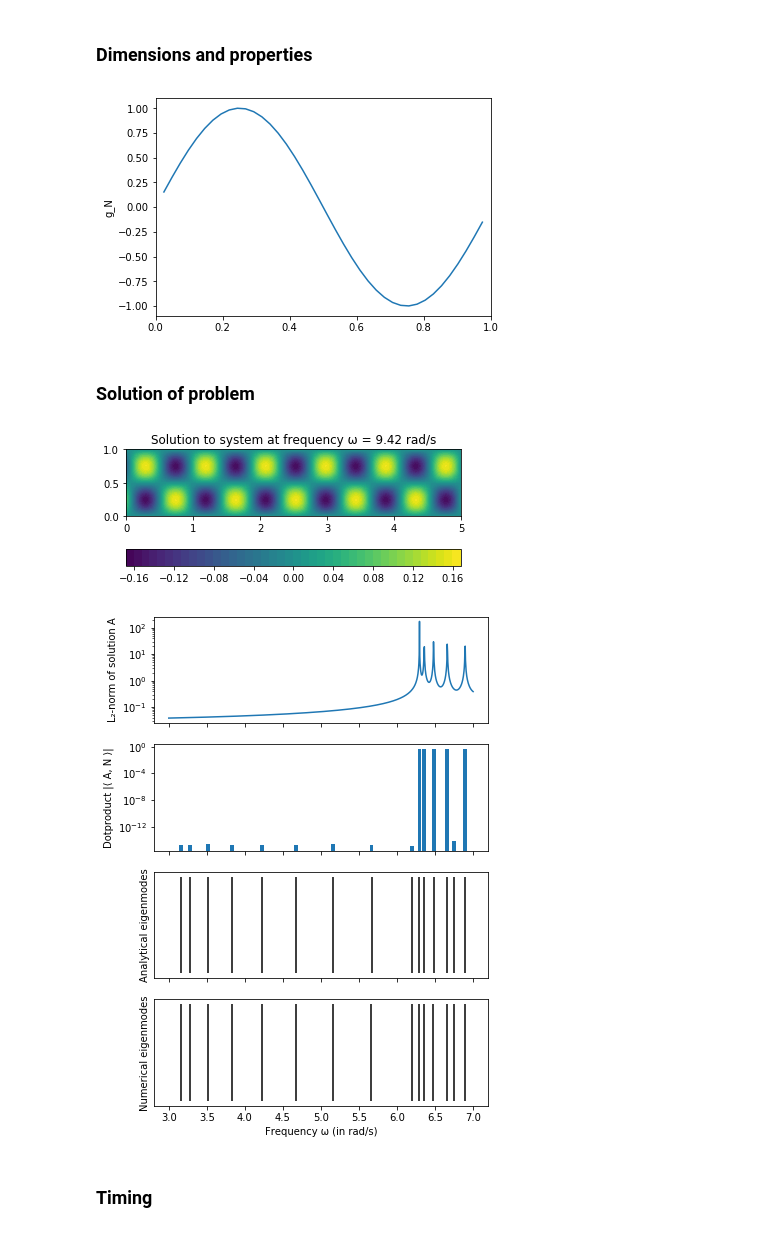
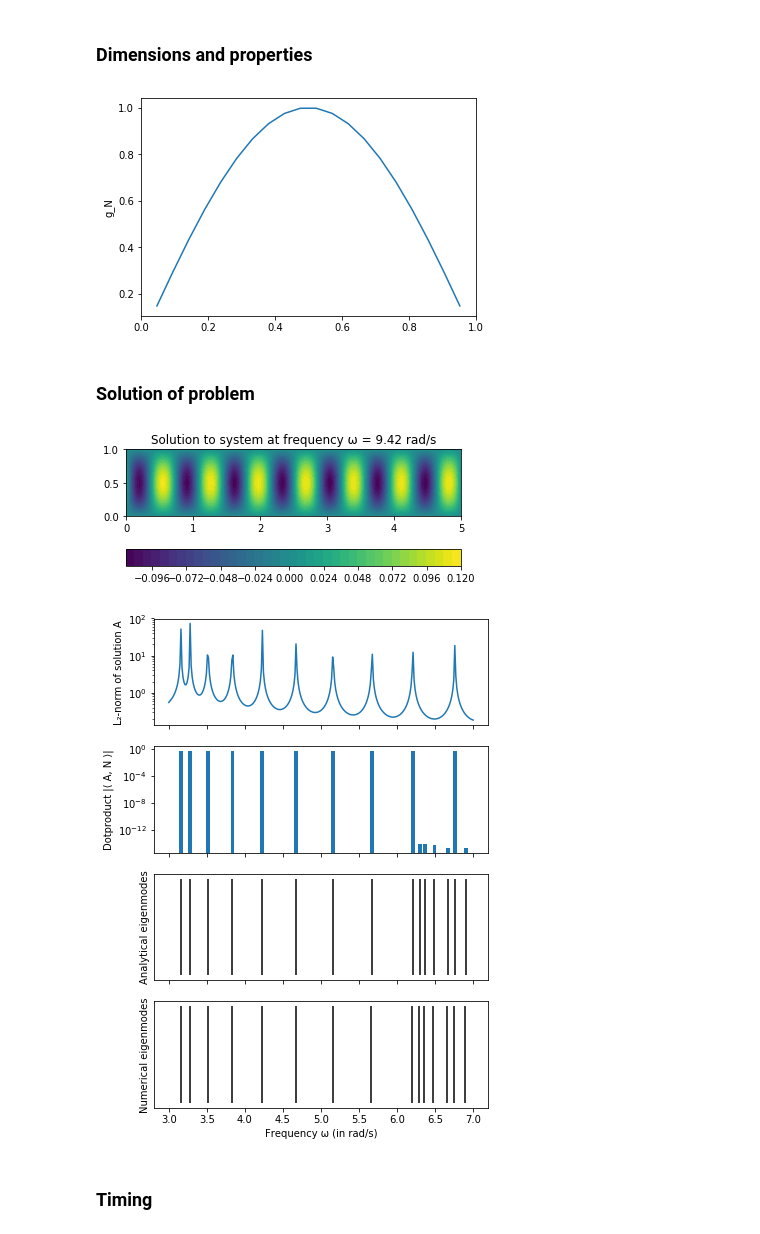
Before and after one commit to FMatti/Maxwell-MRI, a Jupyter notebook: examples/rectangular_waveguide/rectangular_waveguide.ipynb, the cells around one changed output. Saved outputs shown, nothing was run; the diff lists cells and outputs as text; code cells hidden in the pictures.

```diff
--- a/examples/rectangular_waveguide/rectangular_waveguide.ipynb
+++ b/examples/rectangular_waveguide/rectangular_waveguide.ipynb
@@ -15,38 +15,38 @@ import src.helpers as helpers
 ### Dimensions and properties
 # %%
 Lx, Ly = 5.0, 1.0
-Nx, Ny = 201, 41
-m = 2
+Nx, Ny = 101, 21
+m = 1
 g_N = fen.Expression('sin(x[1]*m*pi/Ly)', degree=2, Ly=Ly, m=m)
 WG = RectangularWaveguide(Lx=Lx, Ly=Ly, Nx=Nx, Ny=Ny, g_N=g_N)
+WG.setup()
 WG.plot_g_N()
 # %% [output]
-[figure, old version]
+[figure, new version]
 # %% [markdown]
 ### Solution of problem
 # %%
-WG.setup()
 WG.solve(9.42)
 WG.plot_solution()
 # %% [output]
-[figure, old version]
+[figure, new version]
 # %%
 fig, ax = plt.subplots(4, 1, figsize=(6, 9), sharex=True)
-omegas = np.linspace(3, 7, 1000)
+omegas = np.linspace(3, 7, 300)
 helpers.plot_L2_norms(ax[0], WG, omegas)
 helpers.plot_eigvecs_dot_N(ax[1], WG, omegas[0], omegas[-1], width=0.05)
 helpers.plot_numerical_eigenfrequencies(ax[2], WG, omegas[0], omegas[-1])
 helpers.plot_analytical_eigenfrequencies(ax[3], WG, omegas[0], omegas[-1])
 ax[0].set_ylabel('L\u2082-norm of solution A')
 ax[1].set_ylabel('Dotproduct |\u27E8 A, N \u27E9|')
 ax[2].set_ylabel('Analytical eigenmodes')
 ax[2].set_yticks([])
 ax[3].set_ylabel('Numerical eigenmodes')
 ax[3].set_yticks([])
 ax[3].set_xlabel('Frequency \u03C9 (in rad/s)')
 plt.show()
 # %% [output]
-[figure, old version]
+[figure, new version]
 # %% [markdown]
 ### Timing
 # %%
```
Also changed, not shown: parts of 6 cells of this notebook, 5 other files.
